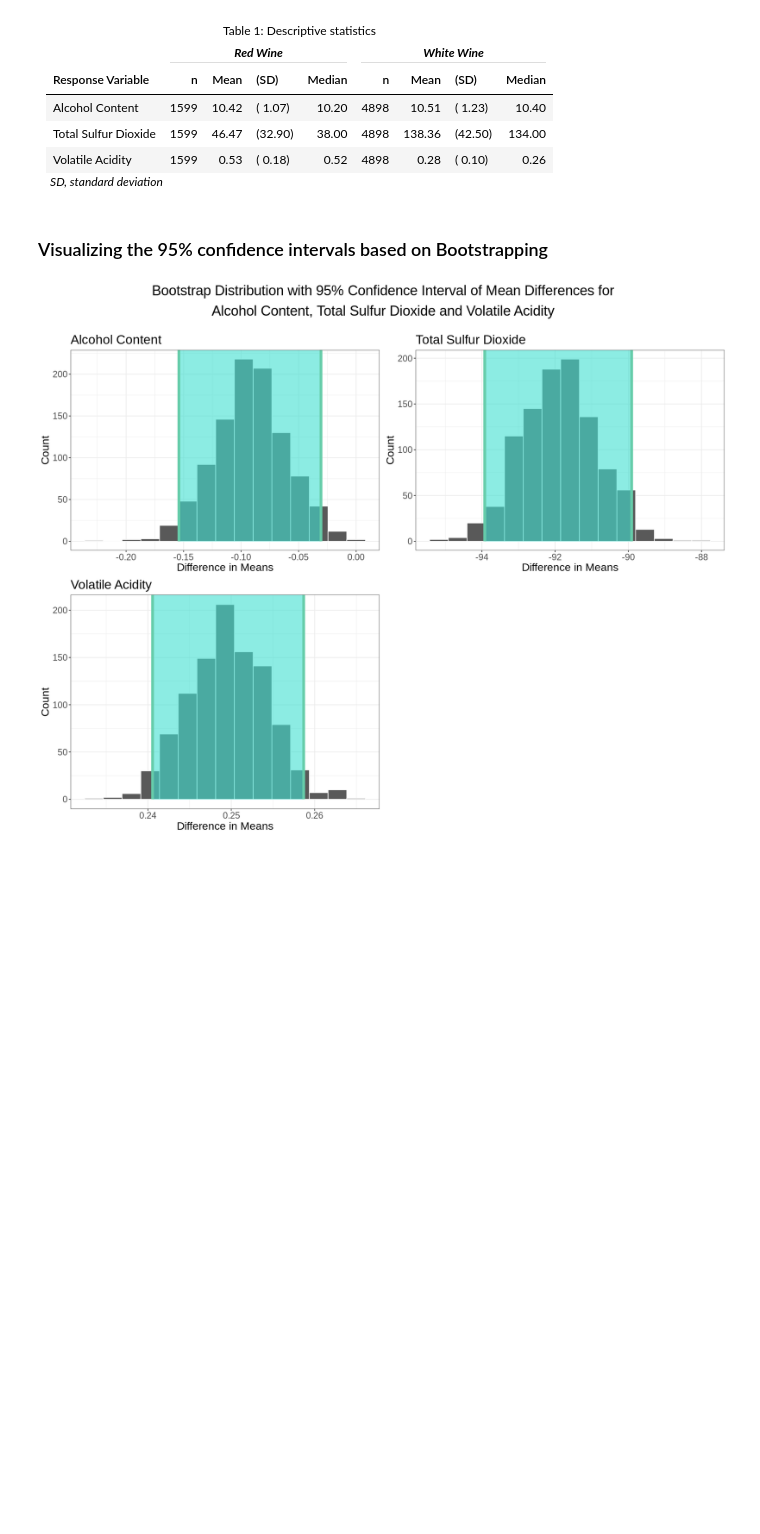
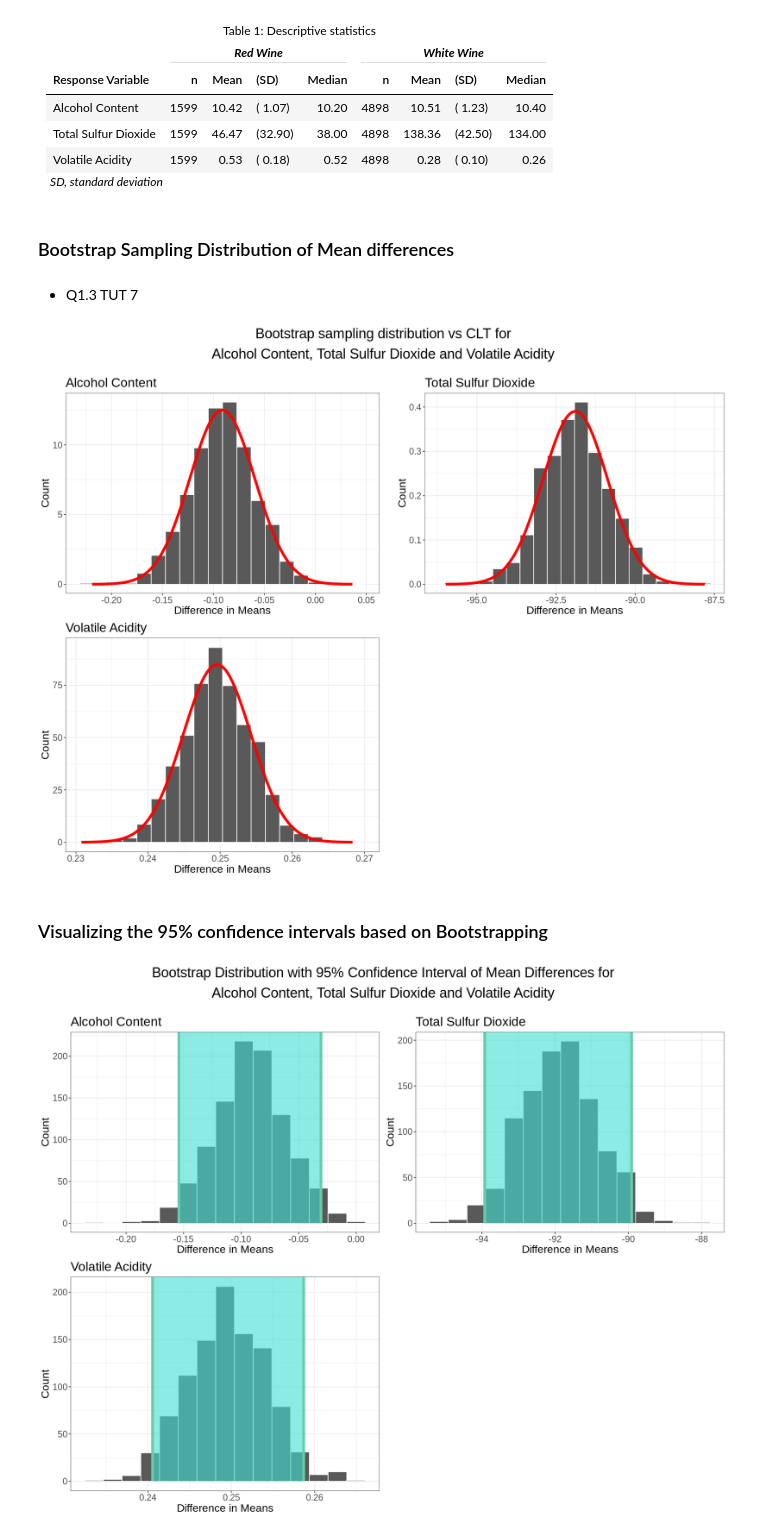
Before and after one commit to omertahi/STAT201-project, a Jupyter notebook: case_proposal.ipynb, the cells around one changed output. Drawn from its saved outputs; the diff is of its cells as text; code cells hidden in the pictures; blank space fills up the shorter version.

Commit message:
Added CLT on Bootstrap

```diff
--- a/case_proposal.ipynb
+++ b/case_proposal.ipynb
@@ -234,3 +225,7 @@ summary_stats <-
 <sup></sup> </td></tr>
 </tfoot>
 </table>
+# %% [markdown]
+### Bootstrap Sampling Distribution of Mean differences
+# %% [markdown]
+* Q1.3 TUT 7
@@ -237,3 +253,73 @@ summary_stats <-
+# %%
+set.seed(420)
+options(repr.plot.width=15, repr.plot.height=12)
+
+diff_in_means_alcohol_bootstrap_dist <-
+    wine_data %>%
+    specify(formula = alcohol ~ type) %>%
+    generate(reps = 1000, type = "bootstrap") %>%
+    calculate(stat = "diff in means", order = c("red", "white"))
+
+diff_in_means_alcohol_plot <-
+    diff_in_means_alcohol_bootstrap_dist |>
+    ggplot() +
+    geom_histogram(aes(stat, ..density..), bins = 20, color = 'white') +
+    geom_line(data = clt_samp_dist_alcohol, aes(x, density), lwd = 2, color = "red") +
+    theme(text = element_text(size = 20)) +
+    labs(x = "Difference in Means", y = "Count", title = "\nAlcohol Content") +
+    theme_bw() +
+    theme(axis.text=element_text(size=14),
+          axis.title=element_text(size=17),
+          plot.title = element_text(size=20))
+
+
+diff_in_means_sulfur_bootstrap_dist <-
+    wine_data %>%
+    specify(formula = total.sulfur.dioxide ~ type) %>%
+    generate(reps = 1000, type = "bootstrap") %>%
+    calculate(stat = "diff in means", order = c("red", "white"))
+
+diff_in_means_sulfur_plot <-
+    diff_in_means_sulfur_bootstrap_dist |>
+    ggplot() +
+    geom_histogram(aes(stat, ..density..), bins = 20, color = 'white') +
+    geom_line(data = clt_samp_dist_sulfur, aes(x, density), lwd = 2, color = "red") +
+    theme(text = element_text(size = 20)) +
+    labs(x = "Difference in Means", y = "\nCount", title = "\nTotal Sulfur Dioxide") +
+    theme_bw() +
+    theme(axis.text=element_text(size=14),
+          axis.title=element_text(size=17),
+          plot.title = element_text(size=20))
+
+
+
+diff_in_means_acidity_bootstrap_dist <-
+    wine_data %>%
+    specify(formula = volatile.acidity ~ type) %>%
+    generate(reps = 1000, type = "bootstrap") %>%
+    calculate(stat = "diff in means", order = c("red", "white"))
+
+diff_in_means_acidity_plot <-
+    diff_in_means_acidity_bootstrap_dist |>
+    ggplot() +
+    geom_histogram(aes(stat, ..density..), bins = 20, color = 'white') +
+    geom_line(data = clt_samp_dist_acidity, aes(x, density), lwd = 2, color = "red") +
+    theme(text = element_text(size = 20)) +
+    labs(x = "Difference in Means", y = "Count", title = "Volatile Acidity") +
+    theme_bw() +
+    theme(axis.text=element_text(size=14),
+          axis.title=element_text(size=17),
+          plot.title = element_text(size=20))
+
+grid.arrange(diff_in_means_alcohol_plot,
+             diff_in_means_sulfur_plot,
+             diff_in_means_acidity_plot,
+             nrow = 2,
+             ncol = 2,
+             top = textGrob("Bootstrap sampling distribution vs CLT for\nAlcohol Content, Total Sulfur Dioxide and Volatile Acidity",
+                            gp=gpar(fontsize=22)))
+# %% [output]
+[figure, added]
 # %% [markdown]
 ### Visualizing the 95% confidence intervals based on Bootstrapping
 # %%
```
Also changed, not shown: parts of 6 cells of this notebook.
